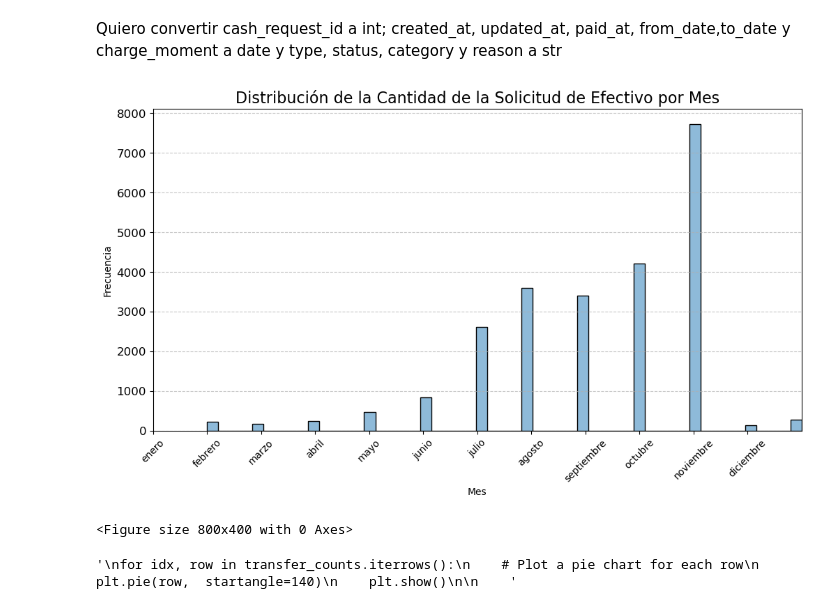
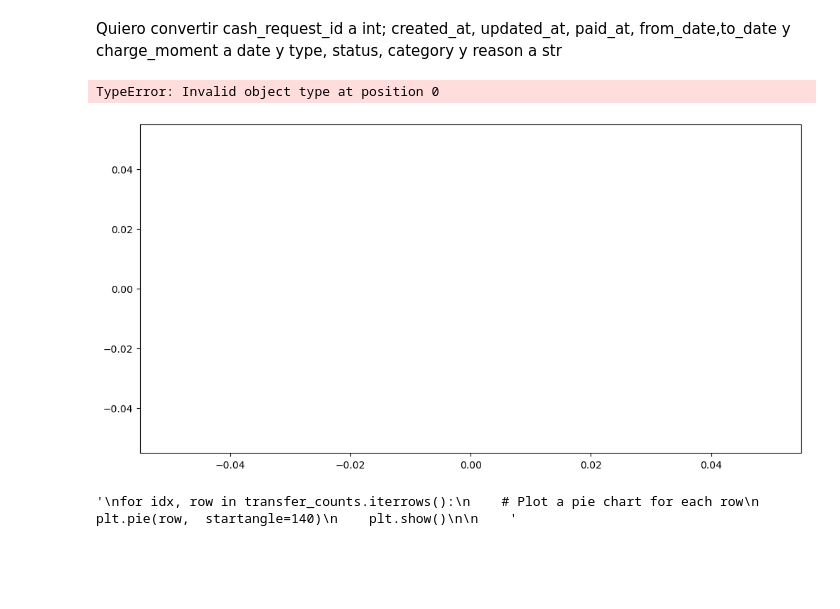
Before and after one commit to ooolychee/project-1-ironhack-payments-es, a Jupyter notebook: project1_eda.ipynb, the cells around one changed output. Cells and saved outputs as stored; diff of their text form; code cells hidden in the pictures; blank space fills up the shorter version.

```diff
--- a/project1_eda.ipynb
+++ b/project1_eda.ipynb
@@ -137,7 +137,7 @@ request_df_2 = request_df_2.sort_values(["created_at"])
 request_df_2['created_at'].dt.month
 
 #Creo una nueva columna con el mes del adelanto
-request_df_2['month_cohort'] = request_df_2['created_at'].dt.month
+request_df_2['month_cohort'] = request_df_2['created_at'].dt.to_period("M")
 
 request_df_2.groupby("month_cohort").count()
 
@@ -168,57 +169,58 @@ Quiero convertir cash_request_id a int; created_at, updated_at, paid_at, from_da
 
 meses_espanol = [
 
-    "enero",
+    "nov_19",
 
-    "febrero",
+    "dic_19",
 
-    "marzo",
+    "ene_20",
 
-    "abril",
+    "feb_20",
 
-    "mayo",
+    "mar_20",
 
-    "junio",
+    "abr_20",
 
-    "julio",
+    "may_20",
 
-    "agosto",
+    "jun_20",
 
-    "septiembre",
+    "jul_20",
 
-    "octubre",
+    "ago_20",
 
-    "noviembre",
+    "sep_20",
 
-    "diciembre"
+    "oct_20",
 
+    "nov_20"
 ]
 
 plt.figure(figsize=(12, 6))
 
 sns.histplot(request_df_2['month_cohort'], alpha=0.5)
 
 plt.title('Distribución de la Cantidad de la Solicitud de Efectivo por Mes', fontsize=16)
 
 plt.xlabel('Mes')
 
 plt.ylabel('Frecuencia')
 
 plt.yticks(fontsize=12)
 
 plt.xticks(ticks=range(12), labels=meses_espanol, rotation=45)
 
 plt.xlim(0, 12)
 
 plt.grid(axis='y', linestyle='--', alpha=0.7)
 
 plt.figure(figsize=(8,4), tight_layout=True)
 
 
 plt.show()
 # %% [output]
+TypeError: Invalid object type at position 0
-[figure, old version]
+[figure, new version]
-<Figure size 800x400 with 0 Axes>
 # %%
 fig, ax = plt.subplots()
 
```
Also changed, not shown: parts of 7 cells of this notebook.
